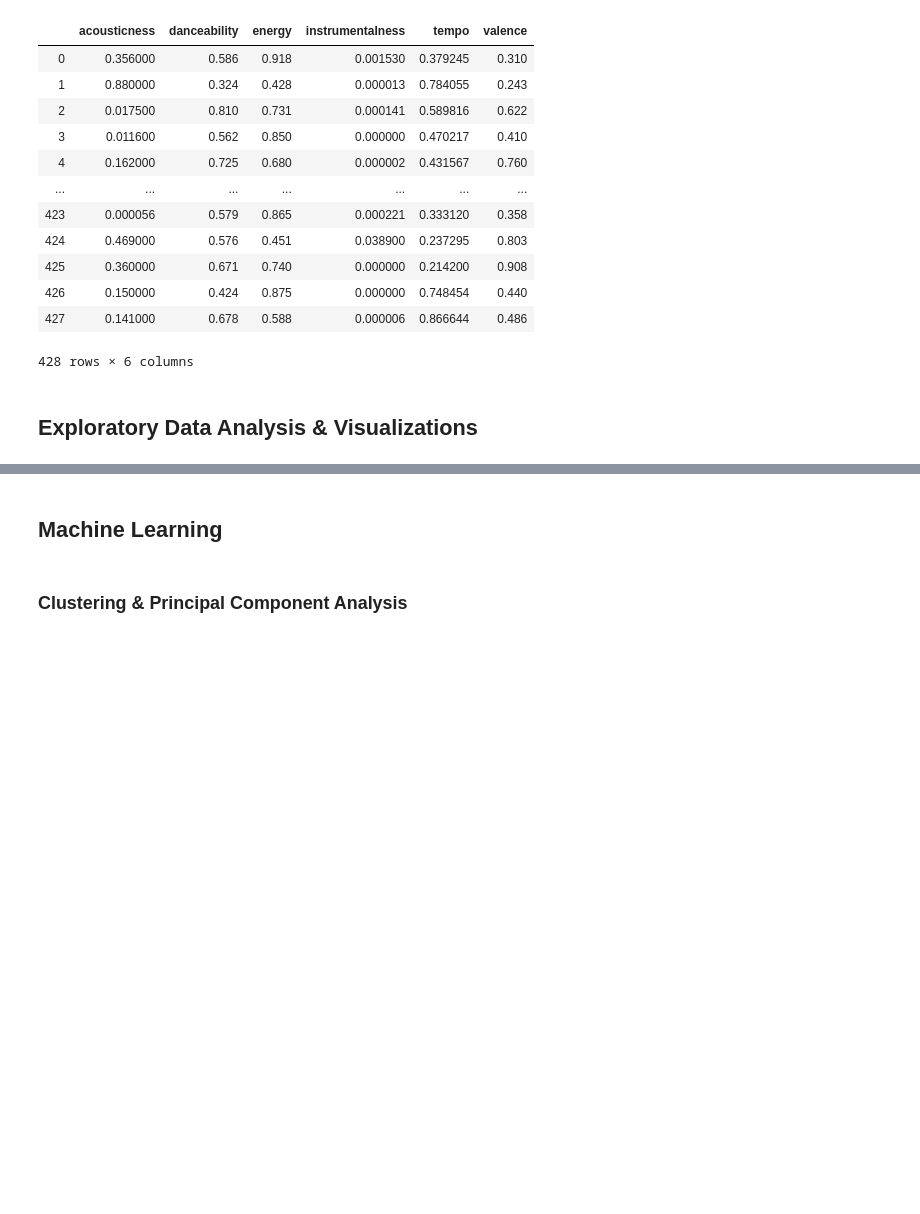
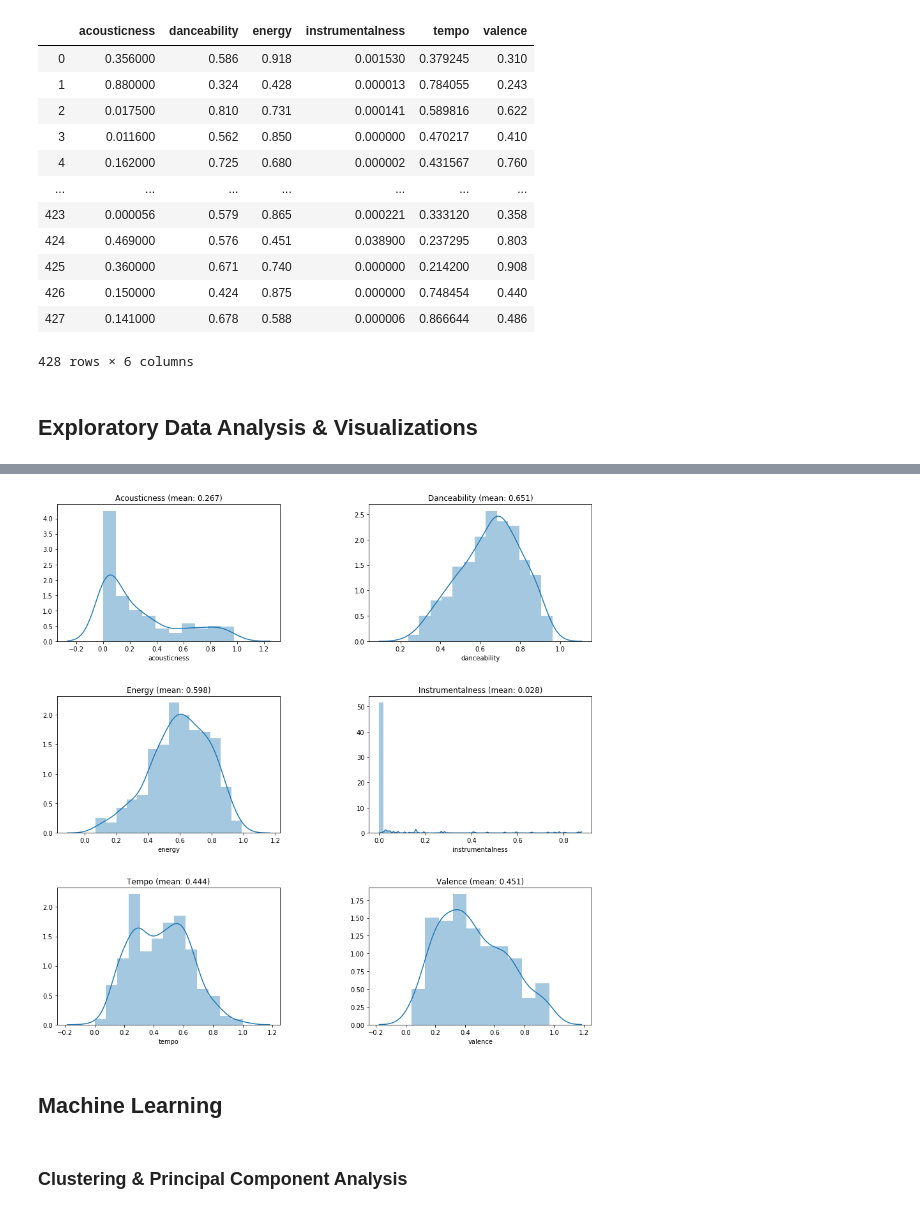
Before and after one commit to oikheloa/oikheloa.github.io, a Jupyter notebook: Final/CMSC320_Final_Project.ipynb, the cells around one changed output, grey strips where cells are left out. Saved outputs shown, nothing was run; the diff lists cells and outputs as text; code cells hidden in the pictures; blank space fills up the shorter version.

```diff
--- a/Final/CMSC320_Final_Project.ipynb
+++ b/Final/CMSC320_Final_Project.ipynb
@@ -168,3 +180,36 @@ for col in features.columns:
+# %%
+fig = plt.figure()
+fig.subplots_adjust(hspace=0.4, wspace=0.4)
+
+fig.set_figheight(15)
+fig.set_figwidth(15)
+
+ax = fig.add_subplot(3, 2, 1)
+ax.set_title("Acousticness" + " (mean: " + str(np.round(features['acousticness'].mean(), 3)) + ")")
+sns.distplot(features['acousticness'],ax=ax)
+
+ax = fig.add_subplot(3, 2, 2)
+ax.set_title("Danceability" + " (mean: " + str(np.round(features['danceability'].mean(), 3)) + ")")
+sns.distplot(features['danceability'])
+
+ax = fig.add_subplot(3, 2, 3)
+ax.set_title("Energy" + " (mean: " + str(np.round(features['energy'].mean(), 3)) + ")")
+sns.distplot(features['energy'])
+
+ax = fig.add_subplot(3, 2, 4)
+ax.set_title("Instrumentalness" + " (mean: " + str(np.round(features['instrumentalness'].mean(), 3)) + ")")
+sns.distplot(features['instrumentalness'])
+
+ax = fig.add_subplot(3, 2, 5)
+ax.set_title("Tempo" + " (mean: " + str(np.round(features['tempo'].mean(), 3)) + ")")
+sns.distplot(features['tempo'])
+
+ax = fig.add_subplot(3, 2, 6)
+ax.set_title("Valence" + " (mean: " + str(np.round(features['valence'].mean(), 3)) + ")")
+sns.distplot(features['valence'])
+plt.show()
+# %% [output]
+[figure, added]
 # %% [markdown]
 ## Machine Learning
 # %% [markdown]
```
Also changed, not shown: parts of 19 cells of this notebook.
